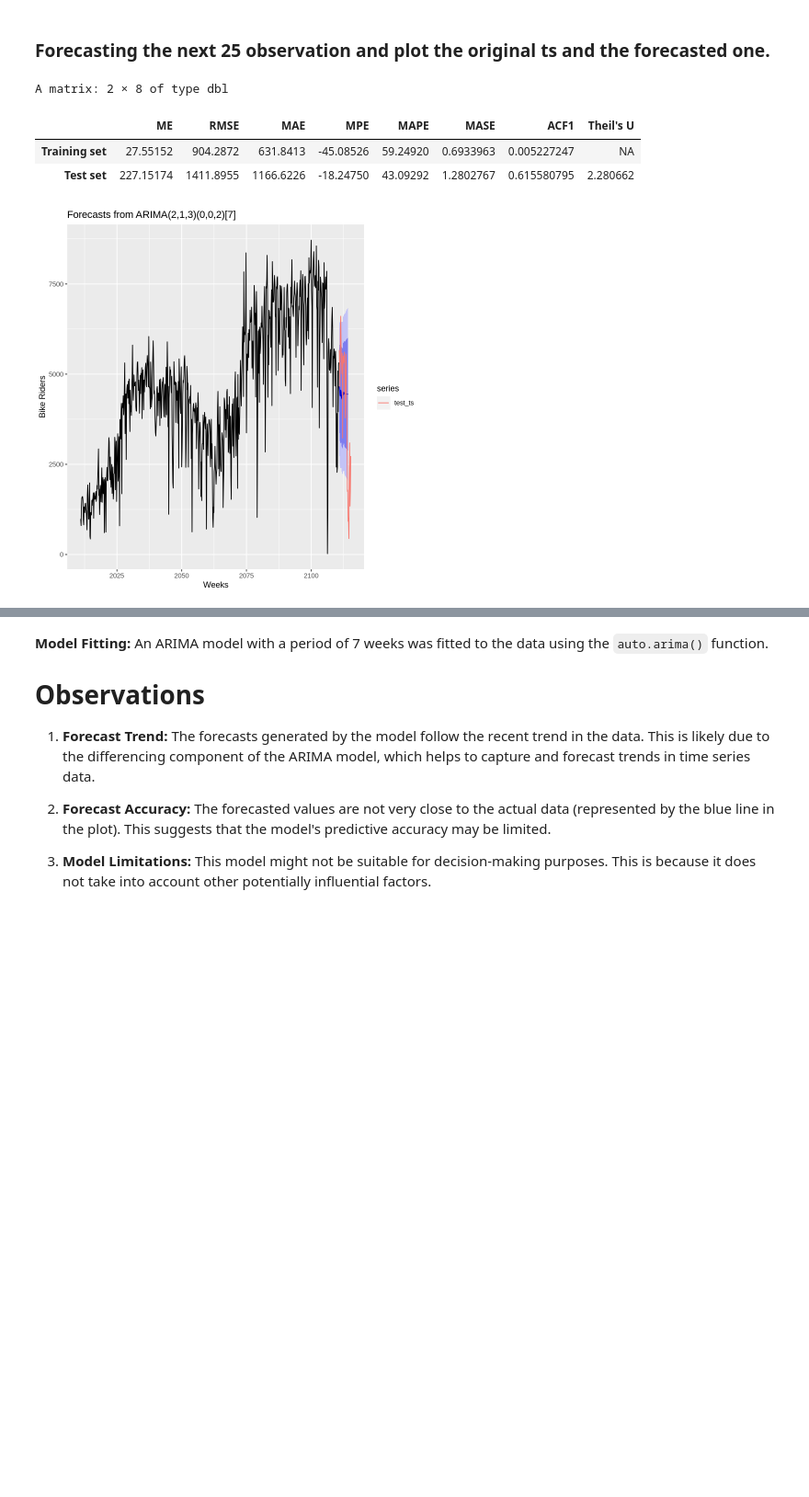
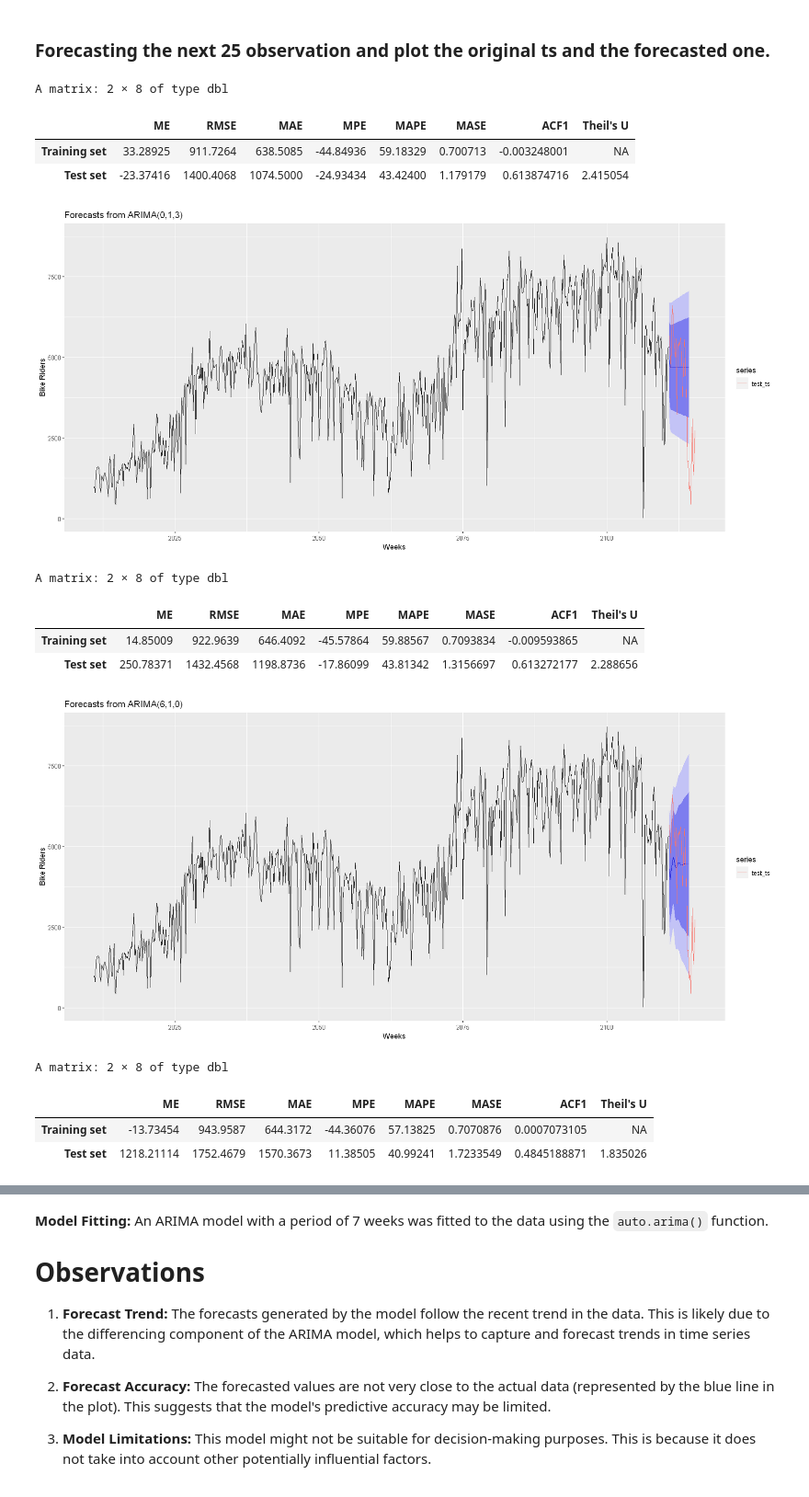
Before and after one commit to faresmk/Bike-Sharing-Dataset-Analysis, a Jupyter notebook: bike_sharing_Mekaoussi.ipynb, the cells around one changed output, grey strips where cells are left out. Shown: that part at 92% size. Drawn from its saved outputs; the diff is of its cells as text; code cells hidden in the pictures; blank space fills up the shorter version.

```diff
--- a/bike_sharing_Mekaoussi.ipynb
+++ b/bike_sharing_Mekaoussi.ipynb
@@ -763,12 +744,16 @@ length(test_ts)
 ### **Fitting an Arima model, manually and with Auto-Arima on the training part**
 # %%
 # Fit an ARIMA model
-arima_model1 <- arima(train_ts, order = c(3, 1, 0))
-arima_model2 <- arima(train_ts, order = c(0, 1, 6))
+arima_model1 <- arima(train_ts, order = c(0, 1, 3))
+arima_model2 <- arima(train_ts, order = c(6, 1, 0))
+# test
+arima_model3 <- arima(train_ts, order=c(7,1,0),seasonal=c(6,1,0), method = "CSS", optim.method = "BFGS")
+
 
 # Print the model summary
 print(arima_model1)
 print(arima_model2)
+print(arima_model3)
 # Fit an ARIMA with Auto-ARIMA
 auto_arima_model <- auto.arima(train_ts)
 
@@ -794,13 +779,39 @@ sigma^2 = 827203:  log likelihood = -5742.93
 AIC=11501.86   AICc=11502.07   BIC=11538.24
 # %% [markdown]
 ### **Forecasting the next 25 observation and plot the original ts and the forecasted one.**
-# %%
-forecast_ts <- forecast(auto_arima_model,h= 25)
-autoplot(forecast_ts, xlab="Weeks", ylab= "Bike Riders") + autolayer(test_ts)
-accuracy(forecast_ts, test_ts)
-# %% [output]
-A matrix: 2 × 8 of type dbl
-|  | ME | RMSE | MAE | MPE | MAPE | MASE | ACF1 | Theil's U |
-| Training set | 27.55152 | 904.2872 | 631.8413 | -45.08526 | 59.24920 | 0.6933963 | 0.005227247 | NA |
-| Test set | 227.15174 | 1411.8955 | 1166.6226 | -18.24750 | 43.09292 | 1.2802767 | 0.615580795 | 2.280662 |
-[figure, removed]
+# %%
+
+
+# Generate the forecasts
+forecast_ts_arima_model1 <- forecast(arima_model1, h = 25)
+forecast_ts_arima_model2 <- forecast(arima_model2, h = 25)
+forecast_ts_arima_model3 <- forecast(arima_model3, h = 25)
+forecast_ts_auto_arima <- forecast(auto_arima_model, h = 25)
+
+# Plot and evaluate the forecasts
+autoplot(forecast_ts_arima_model1, xlab = "Weeks", ylab = "Bike Riders") + autolayer(test_ts)
+accuracy(forecast_ts_arima_model1, test_ts)
+
+autoplot(forecast_ts_arima_model2, xlab = "Weeks", ylab = "Bike Riders") + autolayer(test_ts)
+accuracy(forecast_ts_arima_model2, test_ts)
+
+autoplot(forecast_ts_arima_model3, xlab = "Weeks", ylab = "Bike Riders") + autolayer(test_ts)
+accuracy(forecast_ts_arima_model3, test_ts)
+
+autoplot(forecast_ts_auto_arima, xlab = "Weeks", ylab = "Bike Riders") + autolayer(test_ts)
+accuracy(forecast_ts_auto_arima, test_ts)
+# %% [output]
+A matrix: 2 × 8 of type dbl
+|  | ME | RMSE | MAE | MPE | MAPE | MASE | ACF1 | Theil's U |
+| Training set | 33.28925 | 911.7264 | 638.5085 | -44.84936 | 59.18329 | 0.700713 | -0.003248001 | NA |
+| Test set | -23.37416 | 1400.4068 | 1074.5000 | -24.93434 | 43.42400 | 1.179179 | 0.613874716 | 2.415054 |
+[figure, added]
+A matrix: 2 × 8 of type dbl
+|  | ME | RMSE | MAE | MPE | MAPE | MASE | ACF1 | Theil's U |
+| Training set | 14.85009 | 922.9639 | 646.4092 | -45.57864 | 59.88567 | 0.7093834 | -0.009593865 | NA |
+| Test set | 250.78371 | 1432.4568 | 1198.8736 | -17.86099 | 43.81342 | 1.3156697 | 0.613272177 | 2.288656 |
+[figure, added]
+A matrix: 2 × 8 of type dbl
+|  | ME | RMSE | MAE | MPE | MAPE | MASE | ACF1 | Theil's U |
+| Training set | -13.73454 | 943.9587 | 644.3172 | -44.36076 | 57.13825 | 0.7070876 | 0.0007073105 | NA |
+| Test set | 1218.21114 | 1752.4679 | 1570.3673 | 11.38505 | 40.99241 | 1.7233549 | 0.4845188871 | 1.835026 |
```
Also changed, not shown: parts of 25 cells of this notebook.
